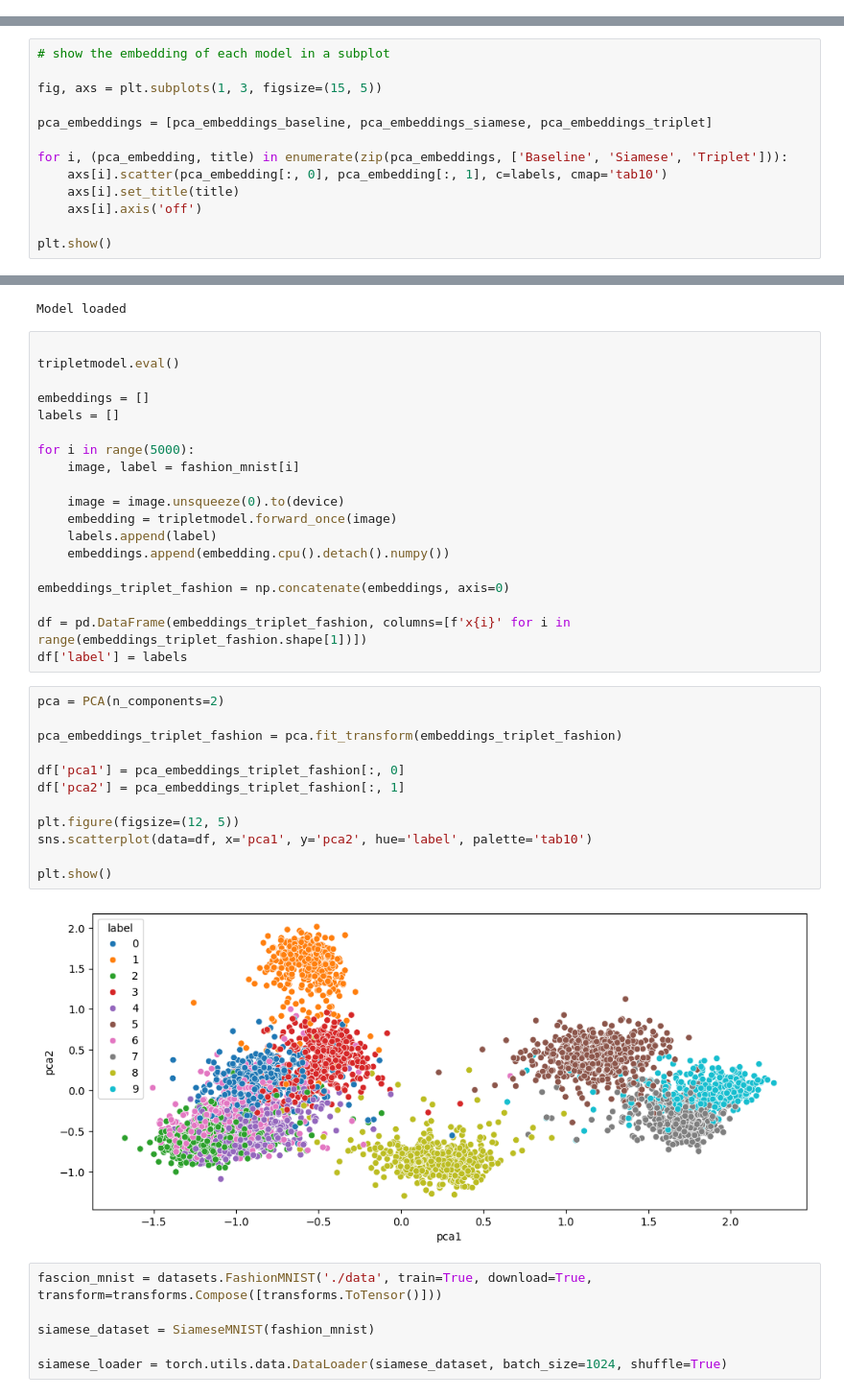
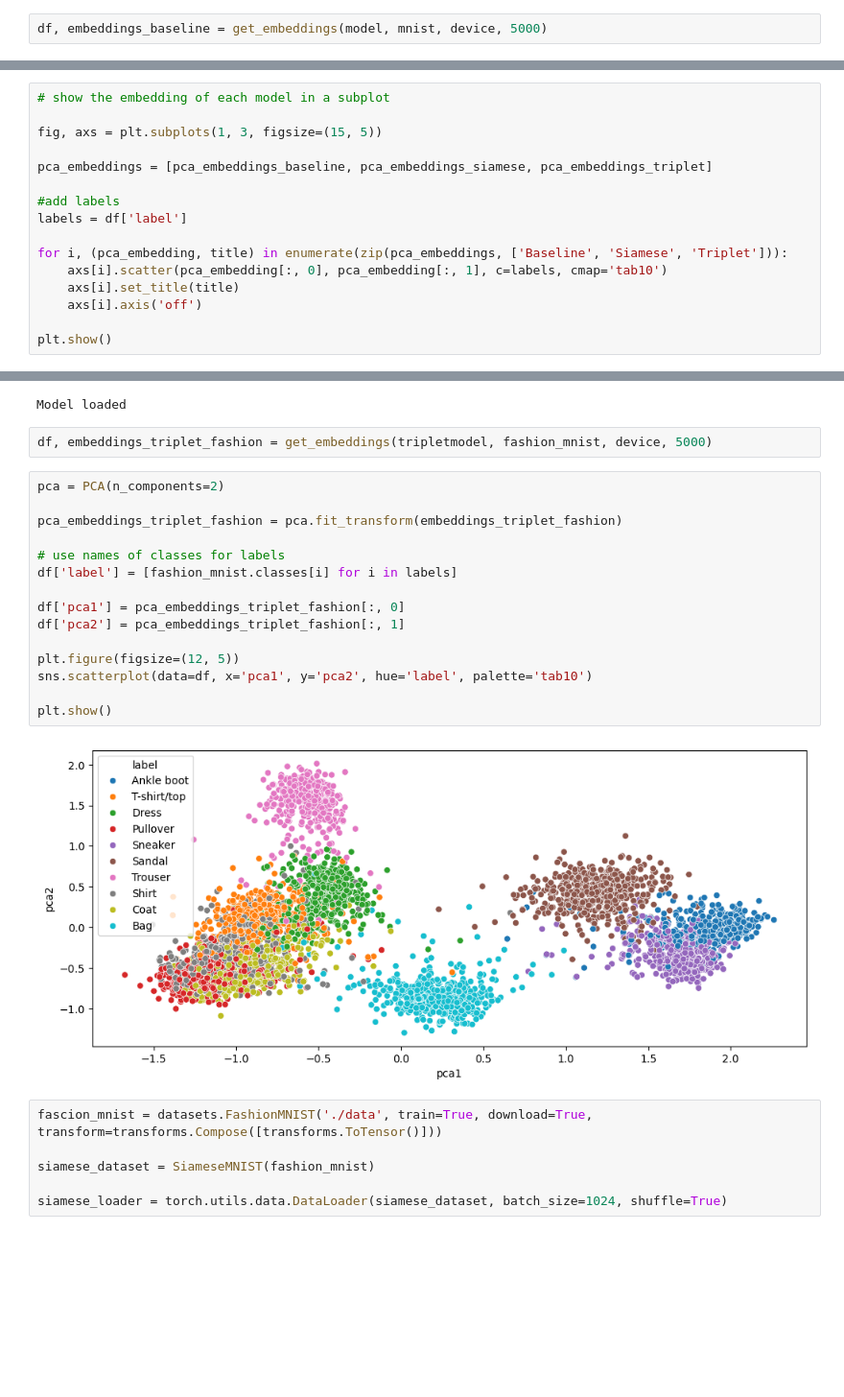
Before and after one commit to U-n-Own/UniversityNotes, a Jupyter notebook: Assignments/ContinualLearning/CL-project/main.ipynb, the cells around one changed output, grey strips where cells are left out. Shown at 96% size. Cells and saved outputs as stored; diff of their text form; blank space fills up the shorter version.

```diff
--- a/Assignments/ContinualLearning/CL-project/main.ipynb
+++ b/Assignments/ContinualLearning/CL-project/main.ipynb
@@ -436,0 +406,2 @@ df['pca2'] = pca_embeddings_baseline[:, 1]
+# %%
+df, embeddings_baseline = get_embeddings(model, mnist, device, 5000)
@@ -449,6 +427,9 @@ fig, axs = plt.subplots(1, 3, figsize=(15, 5))
 
 pca_embeddings = [pca_embeddings_baseline, pca_embeddings_siamese, pca_embeddings_triplet]
 
+#add labels
+labels = df['label']
+
 for i, (pca_embedding, title) in enumerate(zip(pca_embeddings, ['Baseline', 'Siamese', 'Triplet'])):
     axs[i].scatter(pca_embedding[:, 0], pca_embedding[:, 1], c=labels, cmap='tab10')
     axs[i].set_title(title)
@@ -573,39 +540,25 @@ else:
     np.save('triplet_fashion_train_loss.npy', triplet_train_loss)
 # %% [output]
 Model loaded
-# %%
-
-tripletmodel.eval()
-
-embeddings = []
-labels = []
-
-for i in range(5000):
-    image, label = fashion_mnist[i]
-
-    image = image.unsqueeze(0).to(device)
-    embedding = tripletmodel.forward_once(image)
-    labels.append(label)
-    embeddings.append(embedding.cpu().detach().numpy())
-
-embeddings_triplet_fashion = np.concatenate(embeddings, axis=0)
-
-df = pd.DataFrame(embeddings_triplet_fashion, columns=[f'x{i}' for i in range(embeddings_triplet_fashion.shape[1])])
-df['label'] = labels
+# %%
+df, embeddings_triplet_fashion = get_embeddings(tripletmodel, fashion_mnist, device, 5000)
 # %%
 pca = PCA(n_components=2)
 
 pca_embeddings_triplet_fashion = pca.fit_transform(embeddings_triplet_fashion)
+
+# use names of classes for labels
+df['label'] = [fashion_mnist.classes[i] for i in labels]
 
 df['pca1'] = pca_embeddings_triplet_fashion[:, 0]
 df['pca2'] = pca_embeddings_triplet_fashion[:, 1]
 
 plt.figure(figsize=(12, 5))
 sns.scatterplot(data=df, x='pca1', y='pca2', hue='label', palette='tab10')
 
 plt.show()
 # %% [output]
-[figure, old version]
+[figure, new version]
 # %%
 fascion_mnist = datasets.FashionMNIST('./data', train=True, download=True, transform=transforms.Compose([transforms.ToTensor()]))
 
```
Also changed, not shown: parts of 30 cells of this notebook.
